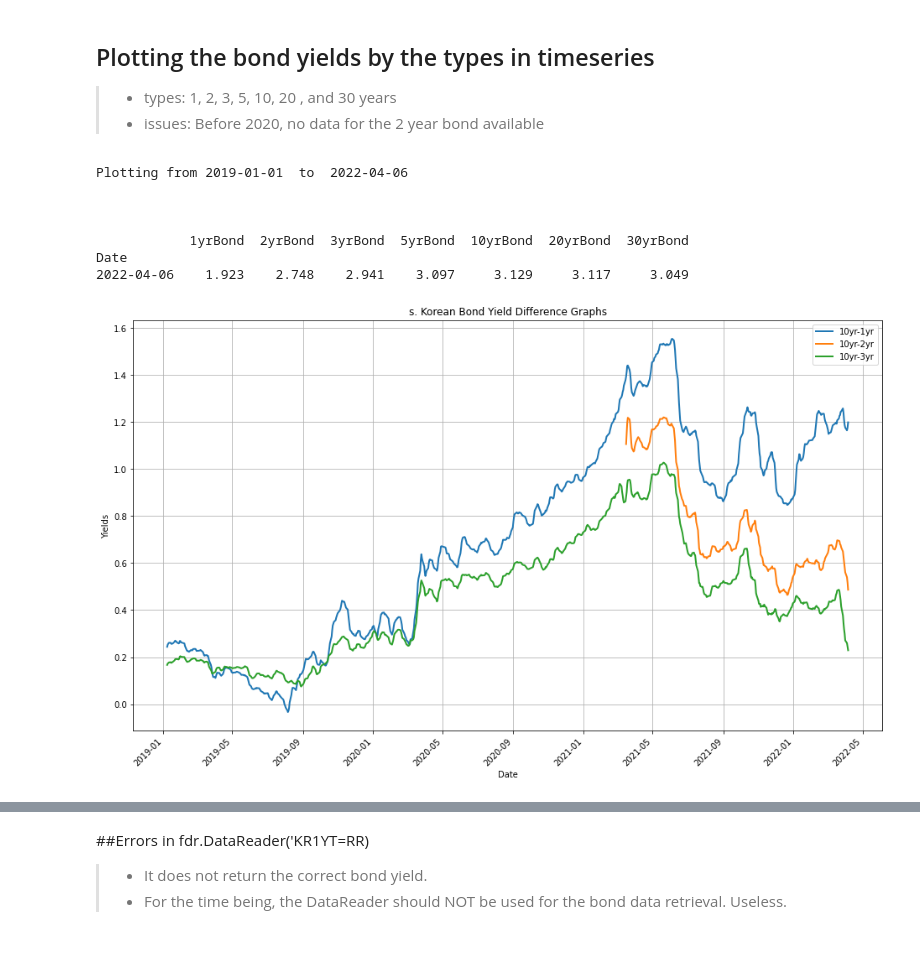
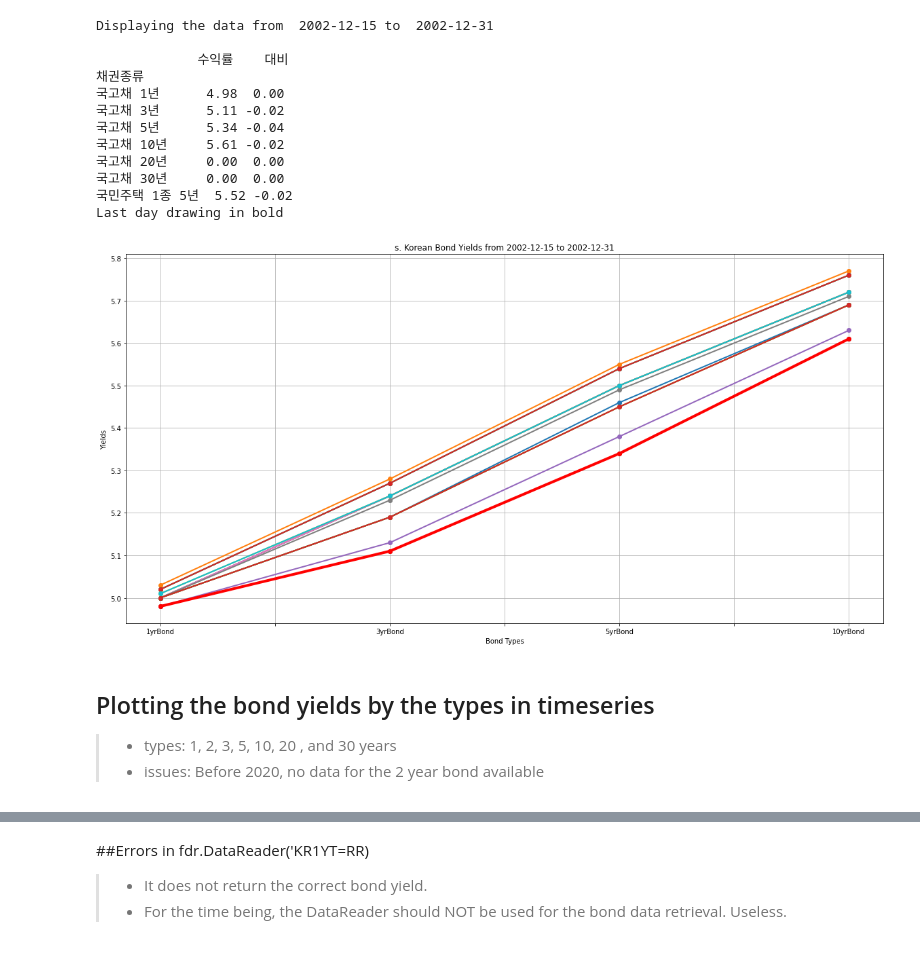
Before and after one commit to kimdesok/FinanceDataReader, a Jupyter notebook: BondYields.ipynb, the cells around one changed output, grey strips where cells are left out. Cells and saved outputs as stored; diff of their text form; code cells hidden in the pictures.

```diff
--- a/BondYields.ipynb
+++ b/BondYields.ipynb
@@ -127,3 +180,19 @@ Last day drawing in bold
+# %%
+bond_yield_graphs(date(2002,12,15),  date(2002,12,31))
+# %% [output]
+Displaying the data from  2002-12-15 to  2002-12-31
+
+             수익률    대비
+채권종류
+국고채 1년      4.98  0.00
+국고채 3년      5.11 -0.02
+국고채 5년      5.34 -0.04
+국고채 10년     5.61 -0.02
+국고채 20년     0.00  0.00
+국고채 30년     0.00  0.00
+국민주택 1종 5년  5.52 -0.02
+Last day drawing in bold
+[figure, added]
 # %% [markdown]
 ## Plotting the bond yields by the types in timeseries
 >* types: 1, 2, 3, 5, 10, 20 , and 30 years
@@ -173,16 +242,7 @@ def timeseries_bond_yield_graphs(start_date, end_date):
   plt.show()  # show the plot
   plt.close()  # close the plot space
 # %%
-timeseries_bond_yield_graphs(date(2019, 1,1), date(2022, 4, 6))
+timeseries_bond_yield_graphs(date(2022,1,1),  date.today())
-# %% [output]
-Plotting from 2019-01-01  to  2022-04-06
-
-
-
-            1yrBond  2yrBond  3yrBond  5yrBond  10yrBond  20yrBond  30yrBond
-Date
-2022-04-06    1.923    2.748    2.941    3.097     3.129     3.117     3.049
-[figure, removed]
 # %%
 def us_timeseries_bond_yield_graphs(start_date, end_date):
   print('Plotting from', start_date, ' to ', end_date)
```
Also changed, not shown: parts of 9 cells of this notebook.
